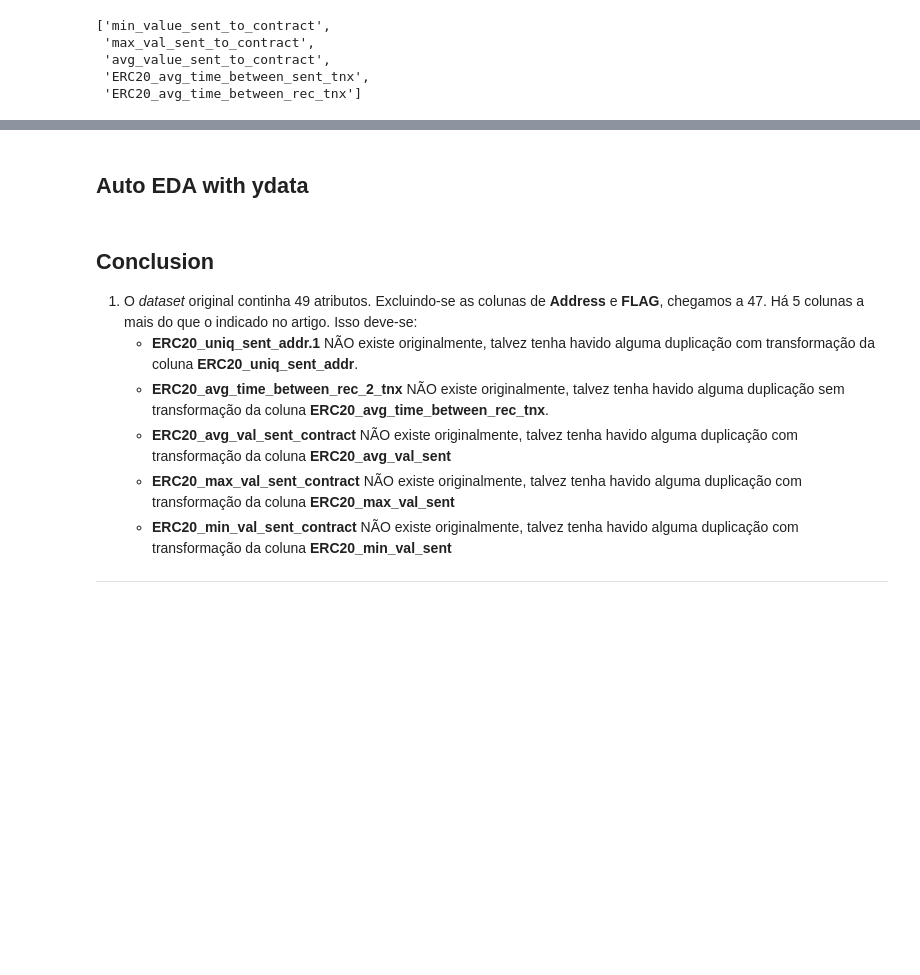
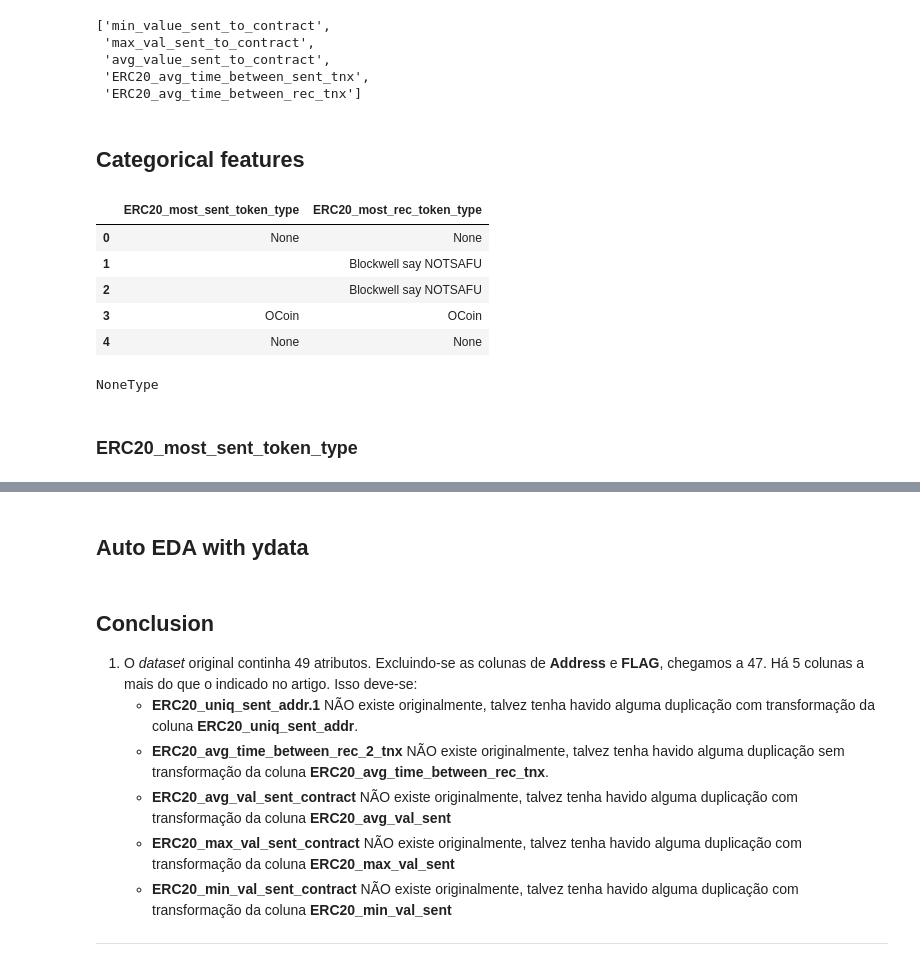
Before and after one commit to henriquetsu/ethereum_laundering, a Jupyter notebook: notebooks/01-business_and_data_understanding_ethereum_v1-suto.ipynb, the cells around one changed output, grey strips where cells are left out. Cells and saved outputs as stored; diff of their text form; code cells hidden in the pictures; blank space fills up the shorter version.

```diff
--- a/notebooks/01-business_and_data_understanding_ethereum_v1-suto.ipynb
+++ b/notebooks/01-business_and_data_understanding_ethereum_v1-suto.ipynb
@@ -169,3 +169,15 @@ lst_equal_columns
  'avg_value_sent_to_contract',
  'ERC20_avg_time_between_sent_tnx',
  'ERC20_avg_time_between_rec_tnx']
+# %% [markdown]
+## Categorical features
+# %%
+df_evaluation_categorical = df_evaluation.select_dtypes(include='object').drop(columns='Address')
+df_evaluation_categorical.head()
+# %% [output]
+|  | ERC20_most_sent_token_type | ERC20_most_rec_token_type |
+| 0 | None | None |
+| 1 |  | Blockwell say NOTSAFU |
+| 2 |  | Blockwell say NOTSAFU |
+| 3 | OCoin | OCoin |
+| 4 | None | None |
@@ -171,0 +186,6 @@ lst_equal_columns
+# %%
+type(a)
+# %% [output]
+NoneType
+# %% [markdown]
+### ERC20_most_sent_token_type
```
Also changed, not shown: parts of 16 cells of this notebook, 4 other files.
